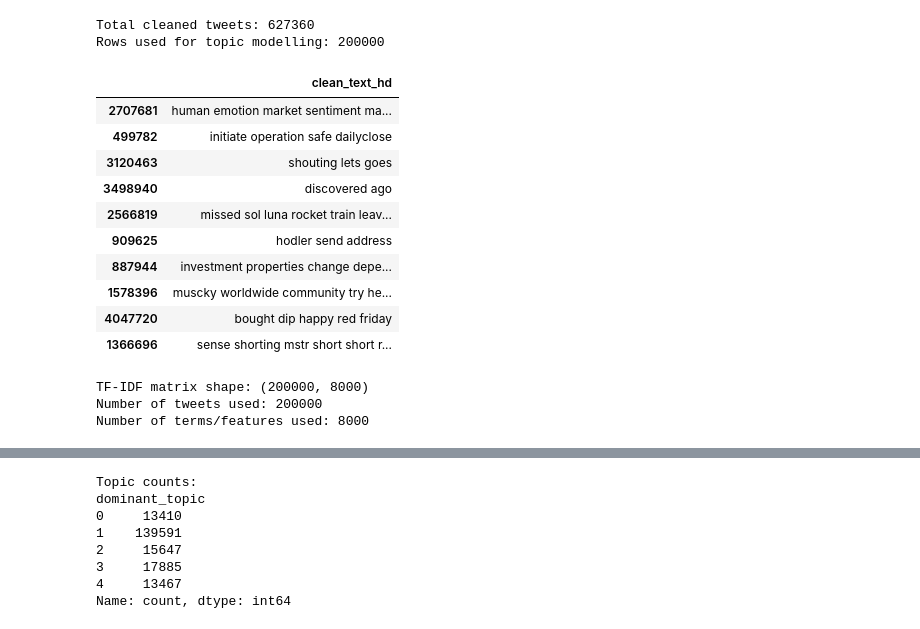
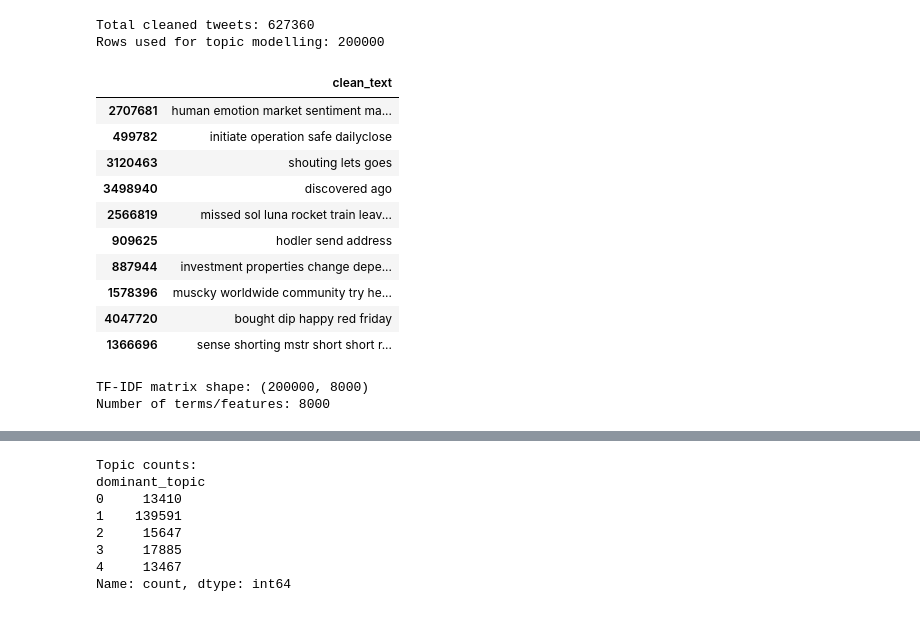
Before and after one commit to badyy8/Assignment_2_social_media_analysis, a Jupyter notebook: s4055700_UG57_04_topic_modelling.ipynb, the cells around one changed output, grey strips where cells are left out. Saved outputs shown, nothing was run; the diff lists cells and outputs as text; code cells hidden in the pictures.

```diff
--- a/s4055700_UG57_04_topic_modelling.ipynb
+++ b/s4055700_UG57_04_topic_modelling.ipynb
@@ -0,0 +1,19 @@
+# %%
+import re
+from pathlib import Path
+
+import pandas as pd
+import matplotlib.pyplot as plt
+from sklearn.feature_extraction.text import ENGLISH_STOP_WORDS, TfidfVectorizer
+from sklearn.decomposition import NMF
+
+output_dir = Path("outputs_text_analysis")
+output_dir.mkdir(exist_ok=True)
+
+data_path = Path("data/bitcoin_tweet.parquet")
+text_col = "text"
+
+df = pd.read_parquet(data_path)
+
+print("Dataset shape:", df.shape)
+print("Columns:", df.columns.tolist())
@@ -96,24 +75,25 @@ Rows after HD cleaning: 627360
 | 89 | @JoshuaBarbin1 @danheld How do yo... | decentralized network tens thousa... |
 | 110 | #11MINUTES #BTC #CRYPTO\nThis pro... | minutes project profitable projec... |
 # %%
-# Step 2: Prepare for topic modelling
+random_state = 42
+sample_size = 200000
 
-RANDOM_STATE = 42
-TOPIC_SAMPLE_SIZE = 200000
+if len(df_clean) > sample_size:
+    topic_df = df_clean.sample(
+        n=sample_size,
+        random_state=random_state
+    ).copy()
+else:
+    topic_df = df_clean.copy()
 
-if len(df_clean_hd) > TOPIC_SAMPLE_SIZE:
-    topic_df = df_clean_hd.sample(n=TOPIC_SAMPLE_SIZE, random_state=RANDOM_STATE).copy()
-else:
-    topic_df = df_clean_hd.copy()
-
-print("Total cleaned tweets:", len(df_clean_hd))
+print("Total cleaned tweets:", len(df_clean))
 print("Rows used for topic modelling:", len(topic_df))
 
-topic_df[["clean_text_hd"]].head(10)
+topic_df[["clean_text"]].head(10)
 # %% [output]
 Total cleaned tweets: 627360
 Rows used for topic modelling: 200000
-|  | clean_text_hd |
+|  | clean_text |
 | 2707681 | human emotion market sentiment ma... |
 | 499782 | initiate operation safe dailyclose |
 | 3120463 | shouting lets goes |
@@ -125,25 +105,20 @@ Rows used for topic modelling: 200000
 | 4047720 | bought dip happy red friday |
 | 1366696 | sense shorting mstr short short r... |
 # %%
-# Step 3: TF-IDF vectorisation
-
 tfidf_vectorizer = TfidfVectorizer(
-    stop_words=list(stopwords_hd),
+    stop_words=list(stopwords),
     max_df=0.90,
     min_df=10,
     max_features=8000,
     ngram_range=(1, 2)
 )
 
-tfidf_matrix = tfidf_vectorizer.fit_transform(topic_df["clean_text_hd"])
-
+tfidf_matrix = tfidf_vectorizer.fit_transform(topic_df["clean_text"])
 feature_names = tfidf_vectorizer.get_feature_names_out()
 
 print("TF-IDF matrix shape:", tfidf_matrix.shape)
-print("Number of tweets used:", tfidf_matrix.shape[0])
-print("Number of terms/features used:", tfidf_matrix.shape[1])
+print("Number of terms/features:", tfidf_matrix.shape[1])
 # %% [output]
 TF-IDF matrix shape: (200000, 8000)
-Number of tweets used: 200000
-Number of terms/features used: 8000
+Number of terms/features: 8000
 # %%
```
Also changed, not shown: parts of 17 cells of this notebook, 1 other file.
